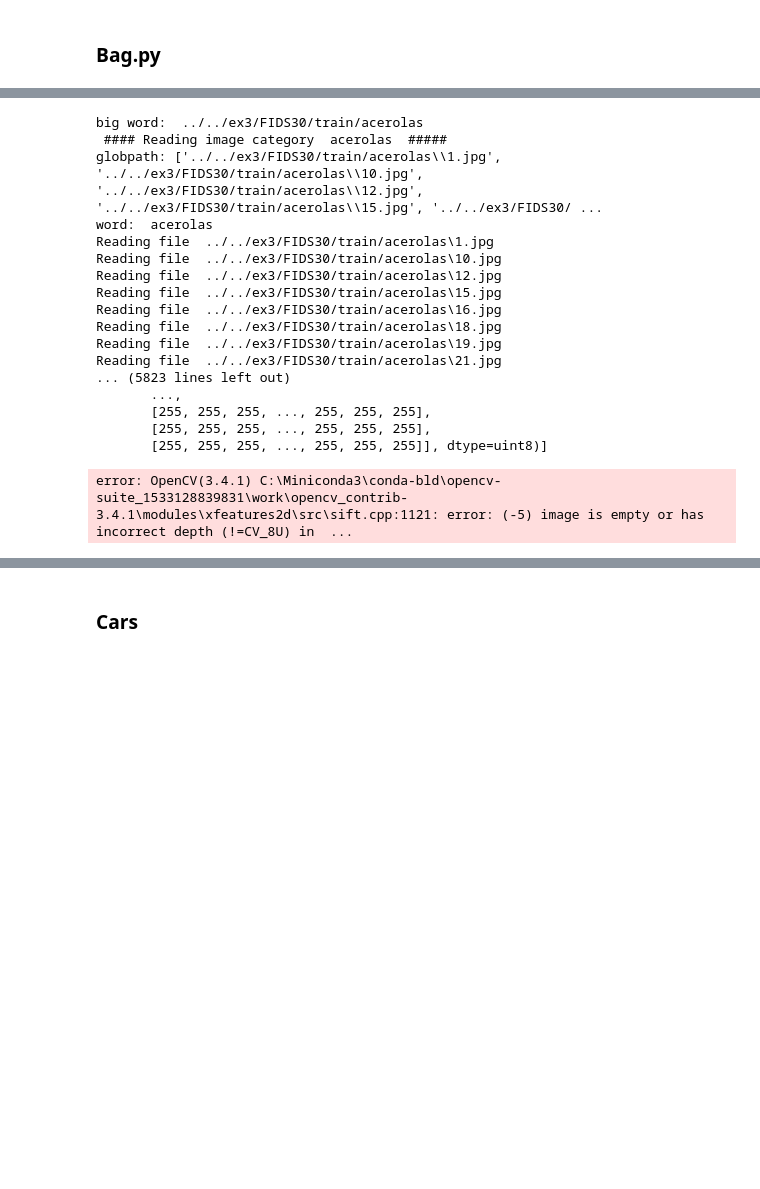
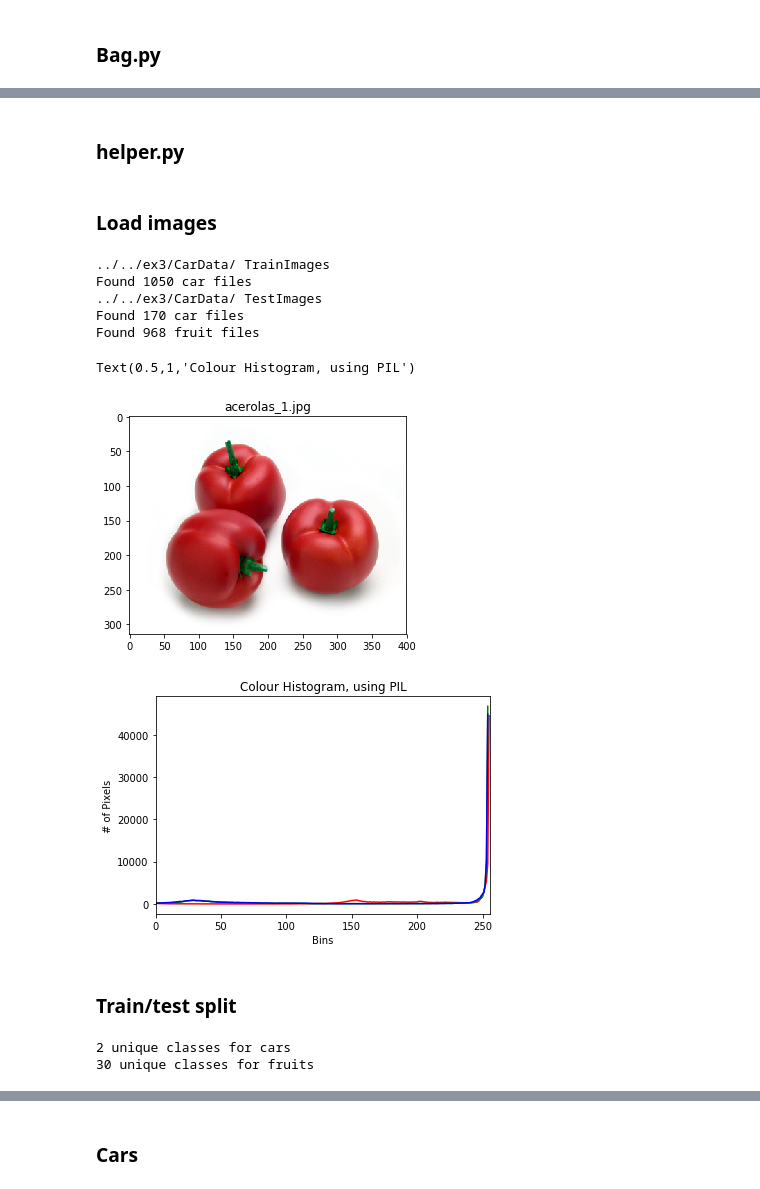
Before and after one commit to freecraver/ML-fun, a Jupyter notebook: deep_learning/Bag-of-Visual-Words-Python-master/bagofwordswilma.ipynb, the cells around one changed output, grey strips where cells are left out. Cells and saved outputs as stored; diff of their text form; code cells hidden in the pictures; blank space fills up the shorter version.

```diff
--- a/deep_learning/Bag-of-Visual-Words-Python-master/bagofwordswilma.ipynb
+++ b/deep_learning/Bag-of-Visual-Words-Python-master/bagofwordswilma.ipynb
@@ -403,23 +313,2 @@ class BOV:
-# %%
-bov = BOV(no_clusters=100)
-#bov.start("images\\train\\", "images\\test\\")
-bov.start("../../ex3/FIDS30/train/", "../../ex3/FIDS30/test/")
-# %% [output]
-big word:  ../../ex3/FIDS30/train/acerolas
- #### Reading image category  acerolas  #####
-globpath: ['../../ex3/FIDS30/train/acerolas\\1.jpg', '../../ex3/FIDS30/train/acerolas\\10.jpg', '../../ex3/FIDS30/train/acerolas\\12.jpg', '../../ex3/FIDS30/train/acerolas\\15.jpg', '../../ex3/FIDS30/ ...
-word:  acerolas
-Reading file  ../../ex3/FIDS30/train/acerolas\1.jpg
-Reading file  ../../ex3/FIDS30/train/acerolas\10.jpg
-Reading file  ../../ex3/FIDS30/train/acerolas\12.jpg
-Reading file  ../../ex3/FIDS30/train/acerolas\15.jpg
-Reading file  ../../ex3/FIDS30/train/acerolas\16.jpg
-Reading file  ../../ex3/FIDS30/train/acerolas\18.jpg
-Reading file  ../../ex3/FIDS30/train/acerolas\19.jpg
-Reading file  ../../ex3/FIDS30/train/acerolas\21.jpg
-... (5823 lines left out)
-       ...,
-       [255, 255, 255, ..., 255, 255, 255],
-       [255, 255, 255, ..., 255, 255, 255],
-       [255, 255, 255, ..., 255, 255, 255]], dtype=uint8)]
-error: OpenCV(3.4.1) C:\Miniconda3\conda-bld\opencv-suite_1533128839831\work\opencv_contrib-3.4.1\modules\xfeatures2d\src\sift.cpp:1121: error: (-5) image is empty or has incorrect depth (!=CV_8U) in  ...
+# %% [markdown]
+### helper.py
@@ -425,0 +555,42 @@ error: OpenCV(3.4.1) C:\Miniconda3\conda-bld\opencv-suite_1533128839831\work\ope
+# %% [markdown]
+### Load images
+# %%
+cars = BOV(no_clusters=100)
+cars.loadCars("../../ex3/CarData/")
+fruits = BOV(no_clusters=100)
+fruits.loadFruits("../../ex3/FIDS30/")
+# %% [output]
+../../ex3/CarData/ TrainImages
+Found 1050 car files
+../../ex3/CarData/ TestImages
+Found 170 car files
+Found 968 fruit files
+# %%
+im = Image.fromarray(fruits.train_images[0])
+plt.imshow(im)
+plt.title(fruits.train_img_names[0])
+
+featureVector = im.histogram()
+
+plt.figure()
+plt.plot(featureVector[:256], 'r')
+plt.plot(featureVector[257:512], 'g')
+plt.plot(featureVector[513:], 'b')
+plt.xlim([0, 256])
+plt.xlabel("Bins")
+plt.ylabel("# of Pixels")
+plt.title("Colour Histogram, using PIL")
+# %% [output]
+Text(0.5,1,'Colour Histogram, using PIL')
+[figure, added]
+[figure, added]
+# %% [markdown]
+### Train/test split
+# %%
+print("{} unique classes for cars".format(len(set(cars.train_cls))))
+print("{} unique classes for fruits".format(len(set(fruits.train_cls))))
+
+fruits.trainTestSplit()
+# %% [output]
+2 unique classes for cars
+30 unique classes for fruits
```
Also changed, not shown: parts of 10 cells of this notebook.
